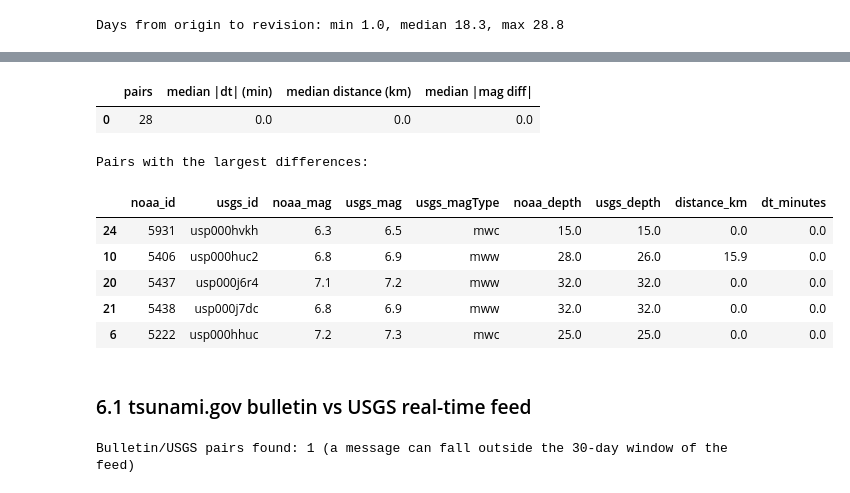
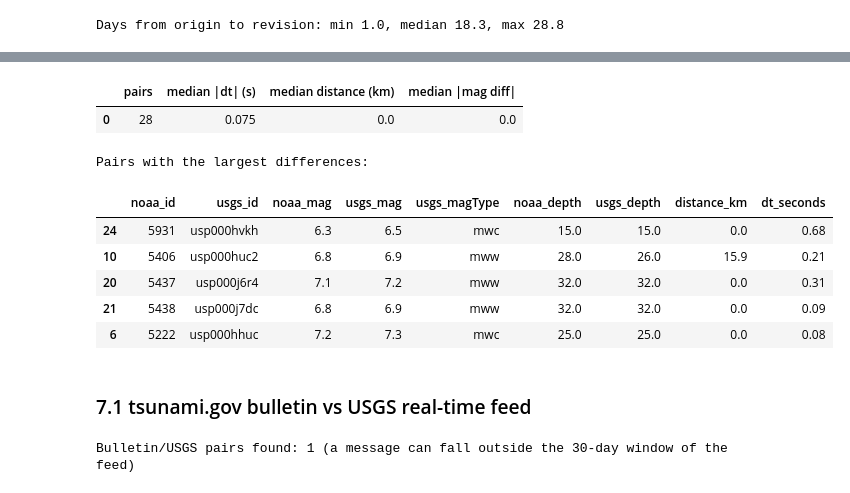
Before and after one commit to g8martinezsilva/tsunami-monitoring, a Jupyter notebook: notebooks/01_source_profiling.ipynb, the cells around one changed output, grey strips where cells are left out. Saved outputs shown, nothing was run; the diff lists cells and outputs as text; code cells hidden in the pictures.

```diff
--- a/notebooks/01_source_profiling.ipynb
+++ b/notebooks/01_source_profiling.ipynb
@@ -124,9 +102,8 @@ Rows: 343 | period: 2010-01-02 08:45:33.020000+00:00 -> 2011-12-26 04:48:08.8700
 ### 2.3 USGS real-time feed — earthquakes (incremental)
 # %%
 
-rt_files = sorted(SAMPLES.glob("usgs_realtime_*.geojson"))
-print("Snapshots available:", [f.name for f in rt_files])
-rt_file = rt_files[-1]  # profile the latest snapshot
+rt_file = SAMPLES / f"usgs_realtime_{SECOND}.geojson"
+print("File:", rt_file.name)
 feed = json.loads(rt_file.read_text(encoding="utf-8"))
 print("Feed title:", feed["metadata"]["title"], "| count:", feed["metadata"]["count"])
 print("Generated:", pd.to_datetime(feed["metadata"]["generated"], unit="ms", utc=True))
@@ -138,7 +115,5 @@ usgs_rt[["lon", "lat", "depth"]] = pd.DataFrame(usgs_rt["geometry.coordinates"].
 usgs_rt = usgs_rt.drop(columns=["geometry.coordinates", "geometry.type", "type"])
 usgs_rt["time_utc"] = pd.to_datetime(usgs_rt["time"], unit="ms", utc=True)
 usgs_rt["updated_utc"] = pd.to_datetime(usgs_rt["updated"], unit="ms", utc=True)
-usgs_rt["in_pacific"] = usgs_rt["lat"].between(-60, 65) & ((usgs_rt["lon"] >= 100) | (usgs_rt["lon"] <= -60))
-print("USGS real-time events in Pacific scope:", int(usgs_rt["in_pacific"].sum()), "of", len(usgs_rt))
-usgs_rt[["id", "time_utc", "updated_utc", "mag", "magType", "status", "tsunami", "lat", "lon", "depth", "in_pacific", "place"]].head()
+usgs_rt[["id", "time_utc", "updated_utc", "mag", "magType", "status", "tsunami", "lat", "lon", "depth", "place"]].head()
 # %% [output]
@@ -179,9 +153,9 @@ def parse_cap(path):
     return row
 
 def read_center(center):
-    """Read the latest Atom snapshot of a warning center, plus the CAP of each entry."""
-    atom_file = sorted(SAMPLES.glob(f"{center}_2*.xml"))[-1]  # excludes *_cap*.xml
-    stamp = atom_file.stem.split(f"{center}_")[1]
+    """Read the reference Atom snapshot and its CAP messages."""
+    stamp = SECOND
+    atom_file = SAMPLES / f"{center}_{stamp}.xml"
     root = ET.parse(atom_file).getroot()
     rows = []
     for number, entry in enumerate(root.findall("a:entry", NS), start=1):
@@ -202,10 +176,6 @@ def read_center(center):
     return pd.DataFrame(rows)
 
 tsunami_gov = pd.concat([read_center("ntwc"), read_center("ptwc")], ignore_index=True)
-gov_lat = pd.to_numeric(tsunami_gov["lat"], errors="coerce")
-gov_lon = pd.to_numeric(tsunami_gov["lon"], errors="coerce")
-tsunami_gov["in_pacific"] = gov_lat.between(-60, 65) & ((gov_lon >= 100) | (gov_lon <= -60))
-print("tsunami.gov events in Pacific scope:", int(tsunami_gov["in_pacific"].sum()), "of", len(tsunami_gov))
 tsunami_gov.T
 # %% [output]
 ntwc: ntwc_20261107_140301.xml -> 1 entries
@@ -373,7 +480,8 @@ def load_feed(path):
 def utc(ms):
     return datetime.fromtimestamp(ms / 1000, timezone.utc)
 
-first_file, second_file = sorted(SAMPLES.glob("usgs_realtime_*.geojson"))[:2]
+first_file = SAMPLES / f"usgs_realtime_{FIRST}.geojson"
+second_file = SAMPLES / f"usgs_realtime_{SECOND}.geojson"
 meta1, ev1 = load_feed(first_file)
 meta2, ev2 = load_feed(second_file)
 
@@ -691,8 +697,10 @@ def norm_lon(lon):
 def find_pairs(noaa_df, usgs_df, max_minutes=15, max_km=100):
     rows = []
     for _, n in noaa_df.dropna(subset=["latitude", "longitude"]).iterrows():
-        window = pd.Timedelta(minutes=max_minutes) if n["time_complete"] else pd.Timedelta(days=1)
-        close = usgs_df[(usgs_df["time_utc"] - n["time_utc"]).abs() <= window]
+        if n["time_complete"]:
+            close = usgs_df[(usgs_df["time_utc"] - n["time_utc"]).abs() <= pd.Timedelta(minutes=max_minutes)]
+        else:
+            close = usgs_df[usgs_df["time_utc"].dt.date == n["time_utc"].date()]
         best = None
         for _, u in close.iterrows():
             dist = haversine_km(n["latitude"], n["longitude"], u["latitude"], norm_lon(u["longitude"]))
@@ -700,7 +708,7 @@ def find_pairs(noaa_df, usgs_df, max_minutes=15, max_km=100):
                 best = {
                     "noaa_id": n["id"], "usgs_id": u["id"],
                     "noaa_time": n["time_utc"], "usgs_time": u["time_utc"],
-                    "dt_minutes": round((u["time_utc"] - n["time_utc"]).total_seconds() / 60, 1),
+                    "dt_seconds": round((u["time_utc"] - n["time_utc"]).total_seconds(), 2),
                     "distance_km": round(dist, 1),
                     "noaa_mag": n["eqMagnitude"], "usgs_mag": u["mag"], "usgs_magType": u["magType"],
                     "noaa_depth": n["eqDepth"], "usgs_depth": u["depth"],
@@ -714,13 +722,13 @@ def find_pairs(noaa_df, usgs_df, max_minutes=15, max_km=100):
 # Compare only NOAA events inside the period covered by the USGS sample
 start = usgs_hist["time_utc"].min().normalize()
 end = usgs_hist["time_utc"].max().normalize() + pd.Timedelta(days=1)
-noaa_period = noaa[
-    (noaa["time_utc"] >= start) & (noaa["time_utc"] <= end) & noaa["causeCode"].isin([1, 3, 4, 5])
+noaa_period = noaa_pacific[
+    (noaa_pacific["time_utc"] >= start) & (noaa_pacific["time_utc"] < end) & noaa_pacific["causeCode"].isin([1, 3, 4, 5])
 ]
 print(f"Period compared: {start.date()} -> {end.date()}")
 print(f"NOAA earthquake-caused tsunamis in that period: {len(noaa_period)}")
 
-pairs = find_pairs(noaa_period, usgs_hist)
+pairs = find_pairs(noaa_period, usgs_hist_pacific)
 print(f"Pairs found (NOAA -> USGS): {len(pairs)}")
 pairs
 # %% [output]
@@ -747,31 +755,31 @@ Pairs found (NOAA -> USGS): 28
 # %%
 
 if len(pairs):
     summary = pd.DataFrame({
         "pairs": [len(pairs)],
-        "median |dt| (min)": [pairs["dt_minutes"].abs().median()],
+        "median |dt| (s)": [pairs["dt_seconds"].abs().median()],
         "median distance (km)": [pairs["distance_km"].median()],
         "median |mag diff|": [(pairs["noaa_mag"] - pairs["usgs_mag"]).abs().median()],
     })
     display(summary)
     print("Pairs with the largest differences:")
     display(
         pairs.assign(mag_diff=(pairs["noaa_mag"] - pairs["usgs_mag"]).abs())
         .sort_values(["mag_diff", "distance_km"], ascending=False)
         .head(5)[["noaa_id", "usgs_id", "noaa_mag", "usgs_mag", "usgs_magType",
-                  "noaa_depth", "usgs_depth", "distance_km", "dt_minutes"]]
+                  "noaa_depth", "usgs_depth", "distance_km", "dt_seconds"]]
     )
 # %% [output]
-|  | pairs | median |dt| (min) | median distance (km) | median |mag diff| |
-| 0 | 28 | 0.0 | 0.0 | 0.0 |
+|  | pairs | median |dt| (s) | median distance (km) | median |mag diff| |
+| 0 | 28 | 0.075 | 0.0 | 0.0 |
 Pairs with the largest differences:
-|  | noaa_id | usgs_id | noaa_mag | usgs_mag | usgs_magType | noaa_depth | usgs_depth | distance_km | dt_minutes |
-| 24 | 5931 | usp000hvkh | 6.3 | 6.5 | mwc | 15.0 | 15.0 | 0.0 | 0.0 |
-| 10 | 5406 | usp000huc2 | 6.8 | 6.9 | mww | 28.0 | 26.0 | 15.9 | 0.0 |
-| 20 | 5437 | usp000j6r4 | 7.1 | 7.2 | mww | 32.0 | 32.0 | 0.0 | 0.0 |
-| 21 | 5438 | usp000j7dc | 6.8 | 6.9 | mww | 32.0 | 32.0 | 0.0 | 0.0 |
-| 6 | 5222 | usp000hhuc | 7.2 | 7.3 | mwc | 25.0 | 25.0 | 0.0 | 0.0 |
+|  | noaa_id | usgs_id | noaa_mag | usgs_mag | usgs_magType | noaa_depth | usgs_depth | distance_km | dt_seconds |
+| 24 | 5931 | usp000hvkh | 6.3 | 6.5 | mwc | 15.0 | 15.0 | 0.0 | 0.68 |
+| 10 | 5406 | usp000huc2 | 6.8 | 6.9 | mww | 28.0 | 26.0 | 15.9 | 0.21 |
+| 20 | 5437 | usp000j6r4 | 7.1 | 7.2 | mww | 32.0 | 32.0 | 0.0 | 0.31 |
+| 21 | 5438 | usp000j7dc | 6.8 | 6.9 | mww | 32.0 | 32.0 | 0.0 | 0.09 |
+| 6 | 5222 | usp000hhuc | 7.2 | 7.3 | mwc | 25.0 | 25.0 | 0.0 | 0.08 |
 # %% [markdown]
-### 6.1 tsunami.gov bulletin vs USGS real-time feed
+### 7.1 tsunami.gov bulletin vs USGS real-time feed
 # %%
 
```
Also changed, not shown: parts of 55 cells of this notebook.
